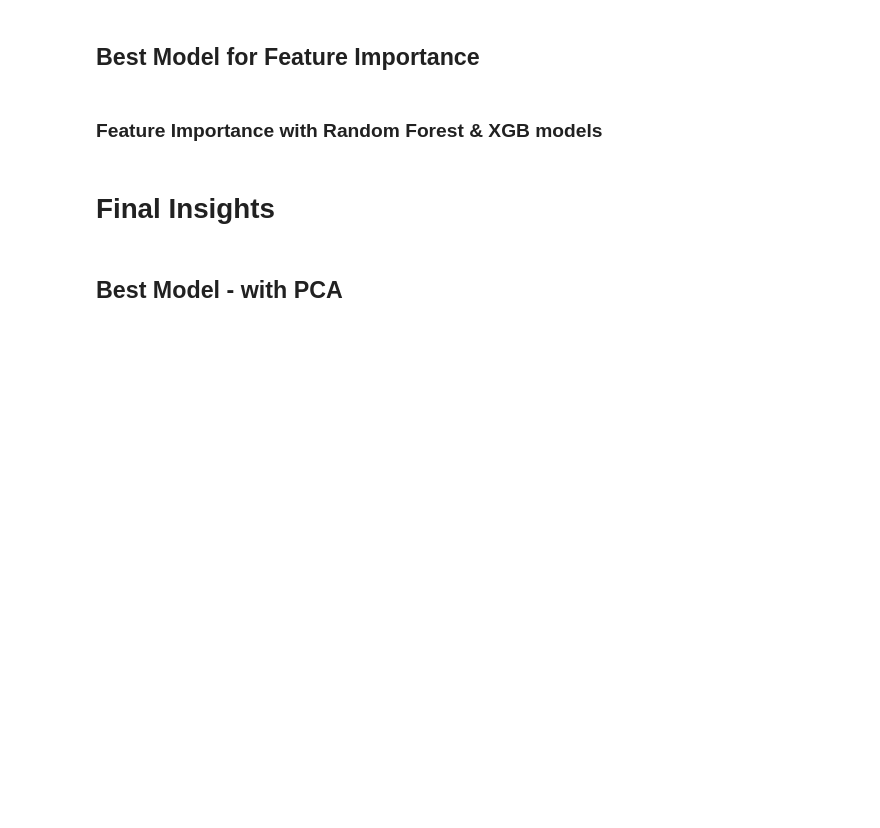
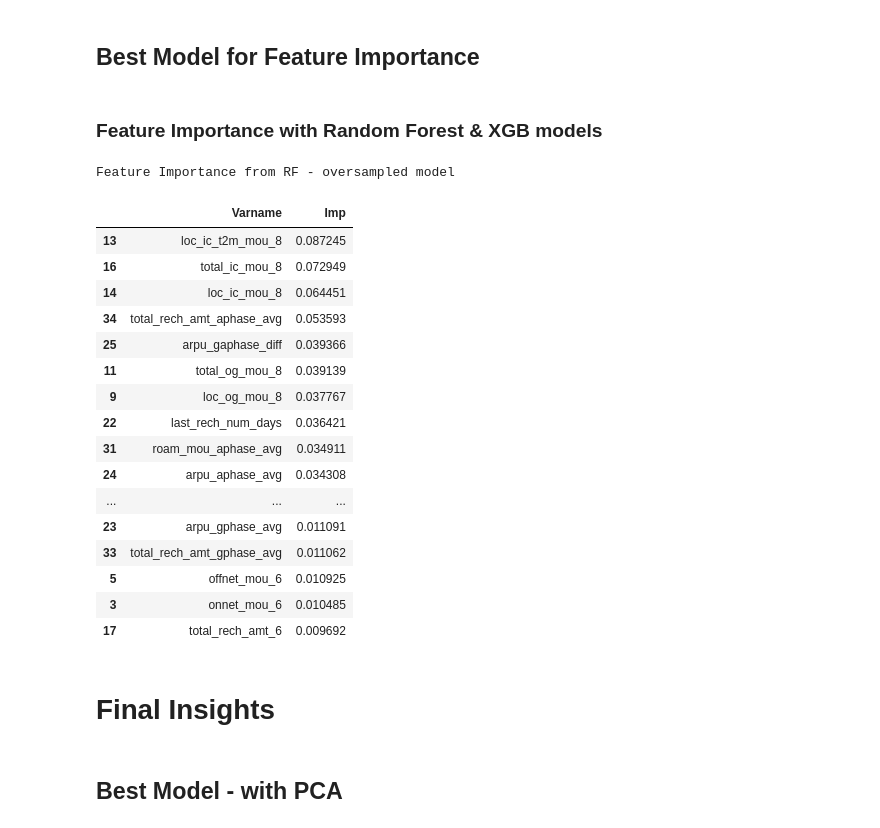
Before and after one commit to Lakshmi-1212/TelecomChurn_CaseStudy, a Jupyter notebook: TelcomChurn_CaseStudy.ipynb, the cells around one changed output. Drawn from its saved outputs; the diff is of its cells as text; code cells hidden in the pictures; blank space fills up the shorter version.

Commit message:
First run for feature importance

```diff
--- a/TelcomChurn_CaseStudy.ipynb
+++ b/TelcomChurn_CaseStudy.ipynb
@@ -1070,8 +1070,8 @@ MODELS_TO_RUN =     ['LOGISTRIC_REGRESSION','DECISION_TREE','RANDOM_FOREST','GAU
 # %% [markdown]
 ## Set the evaluation metric
 # %%
-GRID_SEARCH_SCORING  = 'f1'# Metric used to identify the best model during hyperparameter tuning
-EVALUATION_METRIC = 'F1 Score' #'Accuracy','AUROC','Sensitivity','Specificity','Precision'
+GRID_SEARCH_SCORING  = 'recall'# Metric used to identify the best model during hyperparameter tuning
+EVALUATION_METRIC = 'Sensitivity' #'Accuracy','AUROC','Sensitivity','Specificity','Precision'
 SORT_ASCENDING = False
 # %% [markdown]
 ## Labels in the dataset
@@ -1894,13 +1982,32 @@ imp_xgb_df = pd.DataFrame({
 imp_xgb_df.sort_values(by="Imp", ascending=False)
 # %%
 print(f'Feature Importance from RF - oversampled model')
-model_rf_oversampled = RandomForestClassifier(random_state=42).fit(X_oversampled_train_rfe, y_oversampled_train_rfe)
+model_rf_oversampled = RandomForestClassifier(random_state=42).fit(X_oversampled_train_rfe, y_oversampled_train)
 
 imp_rf_oversampled_df = pd.DataFrame({
     "Varname": X_oversampled_train_rfe.columns,
     "Imp": model_rf_oversampled.feature_importances_
 })
 imp_rf_oversampled_df.sort_values(by="Imp", ascending=False)
+# %% [output]
+Feature Importance from RF - oversampled model
+|  | Varname | Imp |
+| 13 | loc_ic_t2m_mou_8 | 0.087245 |
+| 16 | total_ic_mou_8 | 0.072949 |
+| 14 | loc_ic_mou_8 | 0.064451 |
+| 34 | total_rech_amt_aphase_avg | 0.053593 |
+| 25 | arpu_gaphase_diff | 0.039366 |
+| 11 | total_og_mou_8 | 0.039139 |
+| 9 | loc_og_mou_8 | 0.037767 |
+| 22 | last_rech_num_days | 0.036421 |
+| 31 | roam_mou_aphase_avg | 0.034911 |
+| 24 | arpu_aphase_avg | 0.034308 |
+| ... | ... | ... |
+| 23 | arpu_gphase_avg | 0.011091 |
+| 33 | total_rech_amt_gphase_avg | 0.011062 |
+| 5 | offnet_mou_6 | 0.010925 |
+| 3 | onnet_mou_6 | 0.010485 |
+| 17 | total_rech_amt_6 | 0.009692 |
 # %% [markdown]
 # Final Insights
 # %% [markdown]
```
Also changed, not shown: parts of 13 cells of this notebook.
